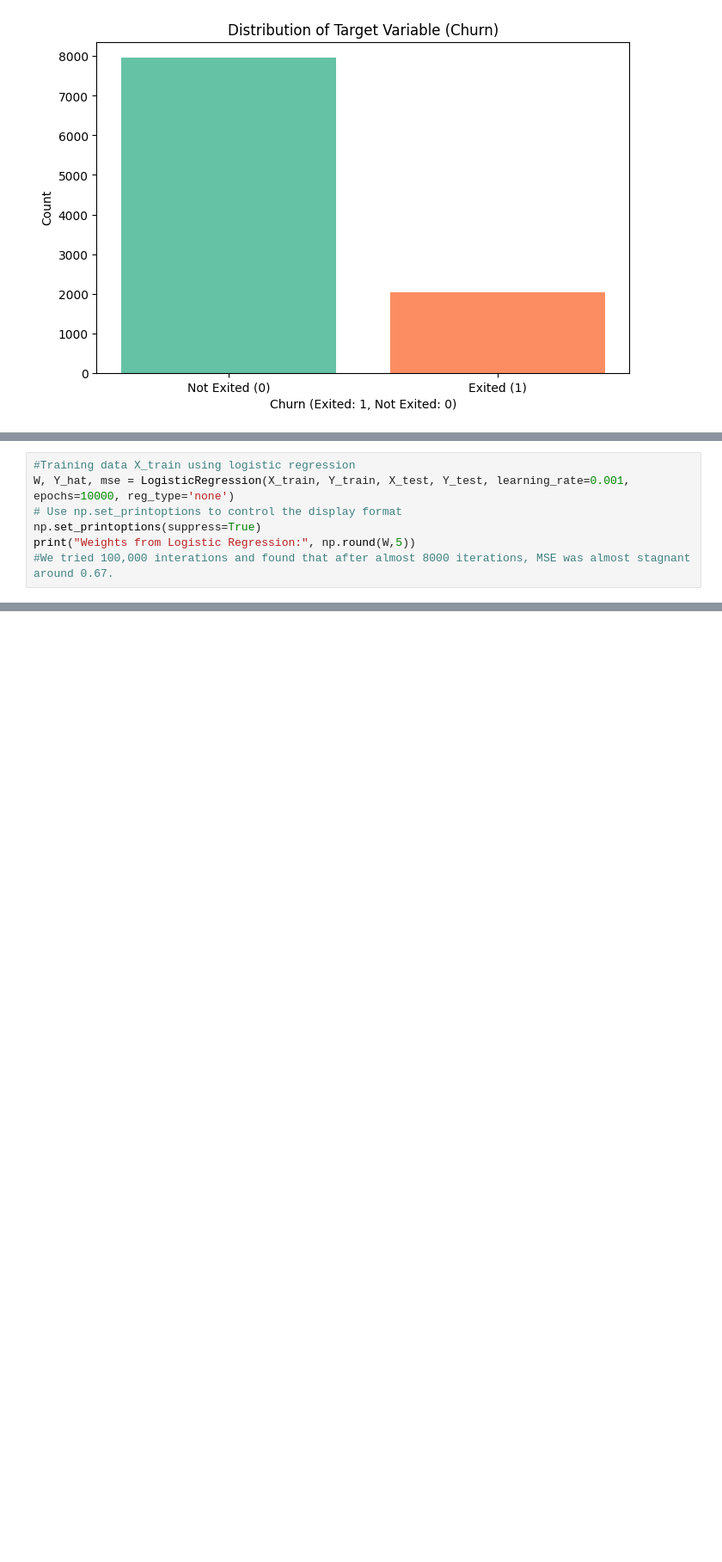
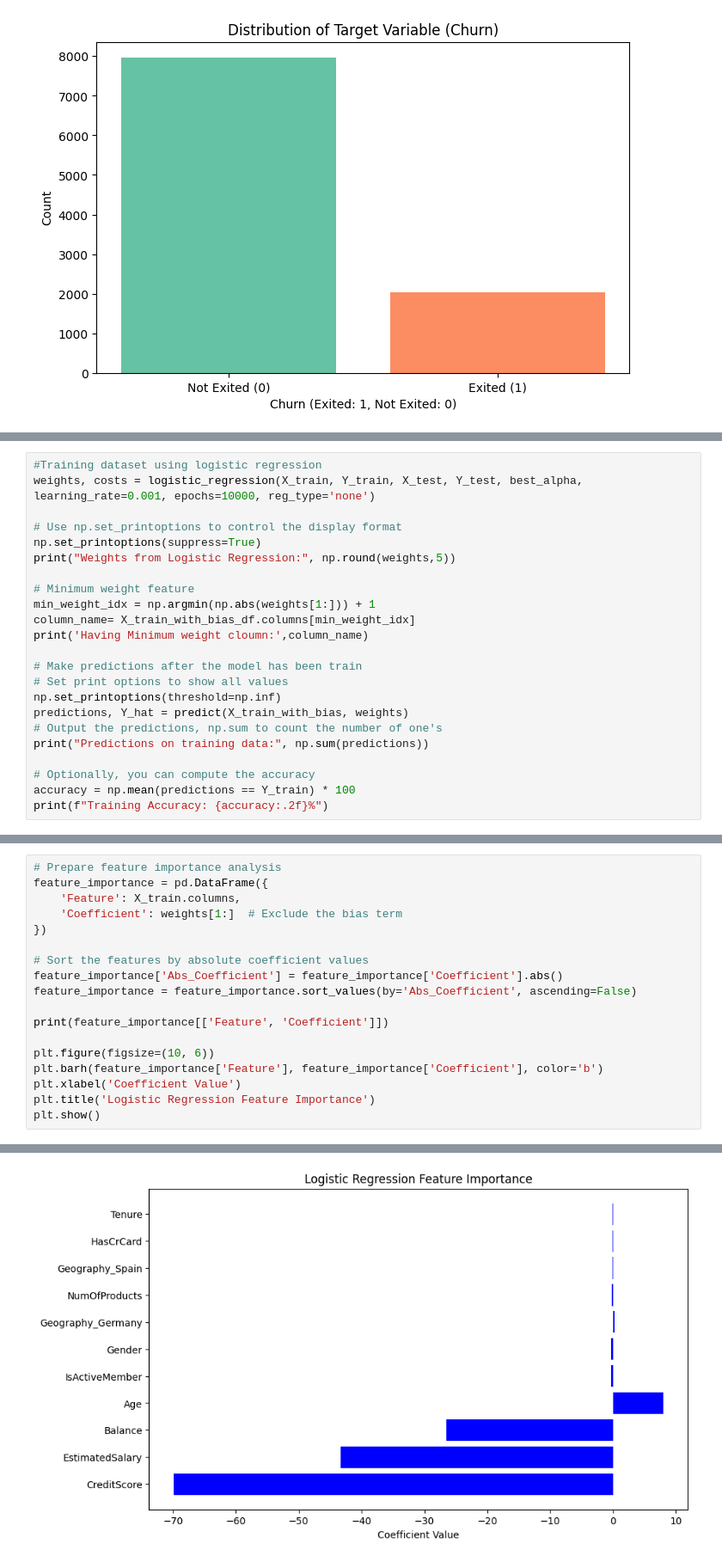
Before and after one commit to khushabuborwal/churn-prediction-logistic-l1-l2, a Jupyter notebook: main.ipynb, the cells around one changed output, grey strips where cells are left out. Shown: that part at 86% size. Drawn from its saved outputs; the diff is of its cells as text; blank space fills up the shorter version.

Commit message:
Hyperparameter tunning and Feature Coefficient

```diff
--- a/main.ipynb
+++ b/main.ipynb
@@ -360,8 +516,24 @@ def LogisticRegression(X_train, Y_train, X_test, Y_test, learning_rate, epochs,
 # %%
-#Training data X_train using logistic regression
-W, Y_hat, mse = LogisticRegression(X_train, Y_train, X_test, Y_test, learning_rate=0.001, epochs=10000, reg_type='none')
+#Training dataset using logistic regression
+weights, costs = logistic_regression(X_train, Y_train, X_test, Y_test, best_alpha, learning_rate=0.001, epochs=10000, reg_type='none')
+
 # Use np.set_printoptions to control the display format
 np.set_printoptions(suppress=True)
-print("Weights from Logistic Regression:", np.round(W,5))
-#We tried 100,000 interations and found that after almost 8000 iterations, MSE was almost stagnant around 0.67.
+print("Weights from Logistic Regression:", np.round(weights,5))
+
+# Minimum weight feature
+min_weight_idx = np.argmin(np.abs(weights[1:])) + 1
+column_name= X_train_with_bias_df.columns[min_weight_idx]
+print('Having Minimum weight cloumn:',column_name)
+
+# Make predictions after the model has been train
+# Set print options to show all values
+np.set_printoptions(threshold=np.inf)
+predictions, Y_hat = predict(X_train_with_bias, weights)
+# Output the predictions, np.sum to count the number of one's
+print("Predictions on training data:", np.sum(predictions))
+
+# Optionally, you can compute the accuracy
+accuracy = np.mean(predictions == Y_train) * 100
+print(f"Training Accuracy: {accuracy:.2f}%")
 # %% [output]
@@ -434,0 +606,19 @@ Weights from LogisticRegression after applying L2 regularization: [-0.57118 -0.0
+# %%
+# Prepare feature importance analysis
+feature_importance = pd.DataFrame({
+    'Feature': X_train.columns,
+    'Coefficient': weights[1:]  # Exclude the bias term
+})
+
+# Sort the features by absolute coefficient values
+feature_importance['Abs_Coefficient'] = feature_importance['Coefficient'].abs()
+feature_importance = feature_importance.sort_values(by='Abs_Coefficient', ascending=False)
+
+print(feature_importance[['Feature', 'Coefficient']])
+
+plt.figure(figsize=(10, 6))
+plt.barh(feature_importance['Feature'], feature_importance['Coefficient'], color='b')
+plt.xlabel('Coefficient Value')
+plt.title('Logistic Regression Feature Importance')
+plt.show()
+# %% [output]
@@ -435,3 +637,4 @@ Weights from LogisticRegression after applying L2 regularization: [-0.57118 -0.0
+[figure, added]
 # %%
 # Evaluate model based on test data set
 def predict(W, X_test, Y_test):
```
Also changed, not shown: parts of 16 cells of this notebook.
